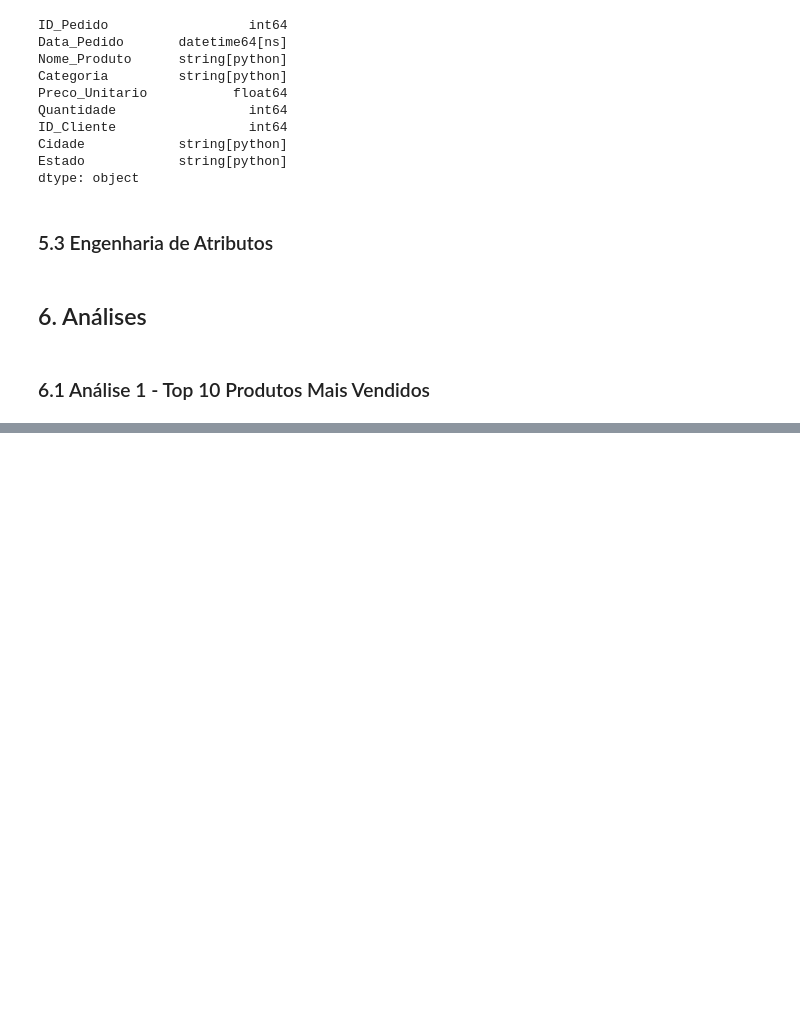
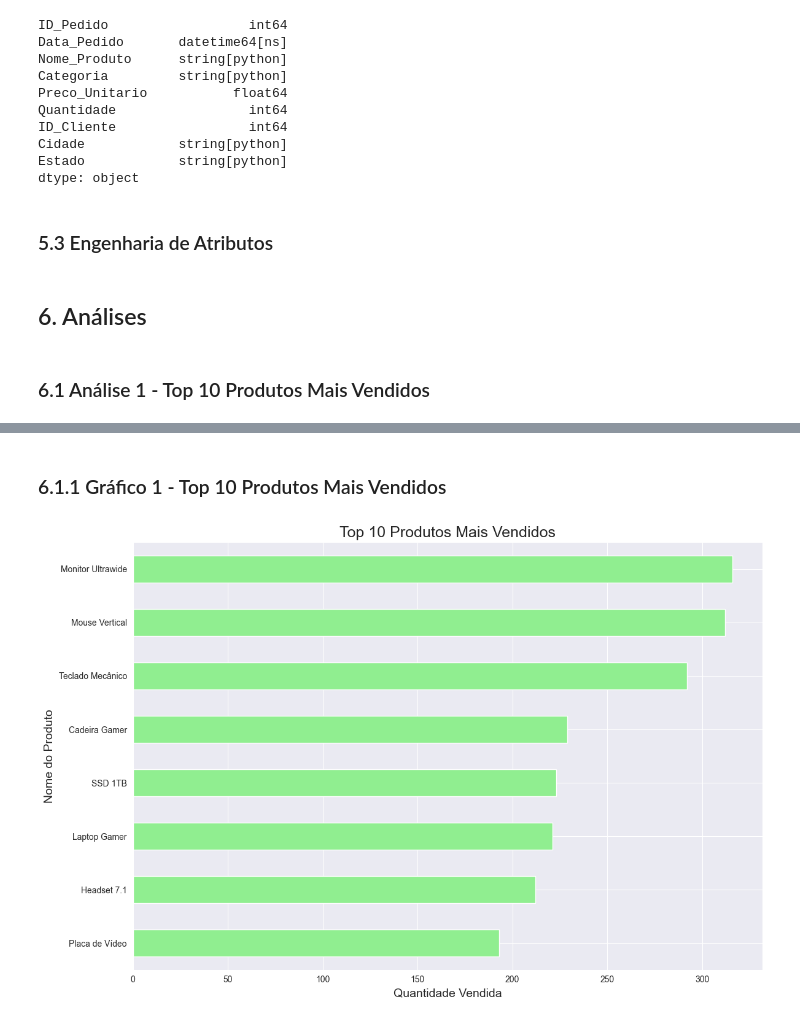
Before and after one commit to letambelli/dsa-python-fundamentos-da-linguagem-python-mini-projeto-1, a Jupyter notebook: main.ipynb, the cells around one changed output, grey strips where cells are left out. Drawn from its saved outputs; the diff is of its cells as text; code cells hidden in the pictures; blank space fills up the shorter version.

```diff
--- a/main.ipynb
+++ b/main.ipynb
@@ -357 +357,18 @@ Mouse Vertical       204
 Name: Quantidade, dtype: int64
+# %% [markdown]
+### 6.1.1 Gráfico 1 - Top 10 Produtos Mais Vendidos
+# %%
+sns.set_style("darkgrid")
+
+plt.figure(figsize = (12, 8))
+
+top10.sort_values(ascending = True).plot(kind = 'barh', color = 'lightgreen')
+
+plt.title("Top 10 Produtos Mais Vendidos", fontsize = 18)
+plt.xlabel("Quantidade Vendida", fontsize = 14)
+plt.ylabel("Nome do Produto", fontsize = 14)
+
+plt.tight_layout()
+plt.show()
+# %% [output]
+[figure, added]
```
Also changed, not shown: parts of 7 cells of this notebook.
